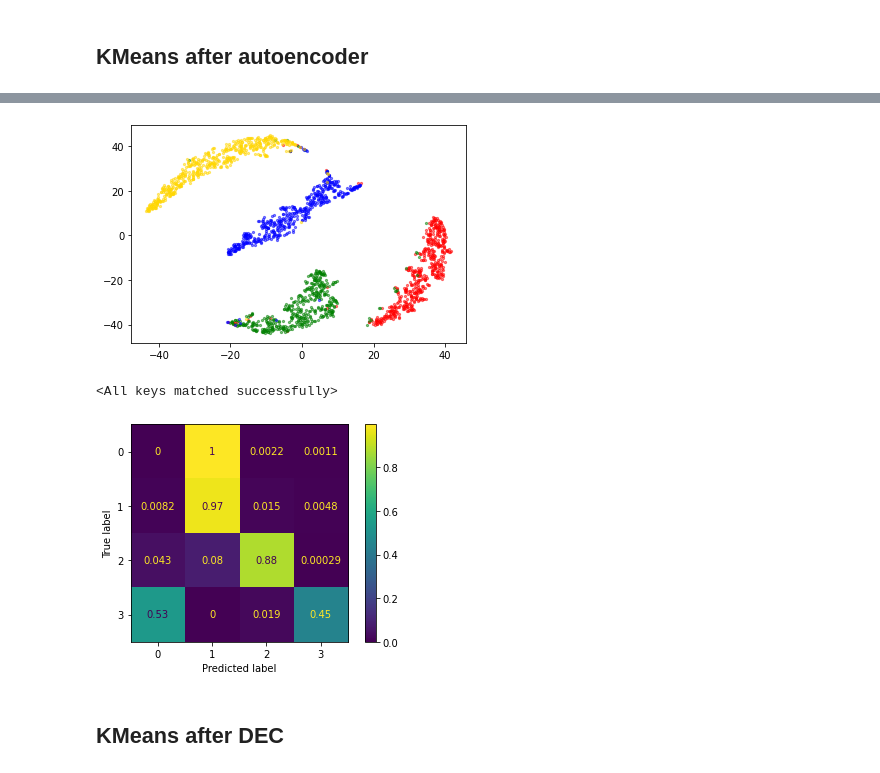
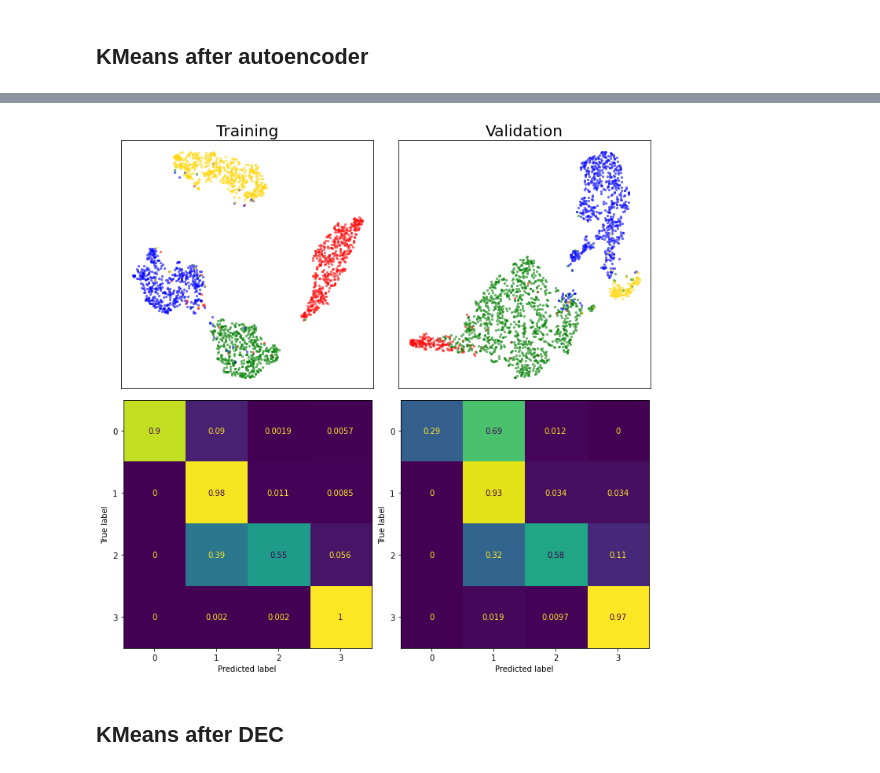
Before and after one commit to timodw/time_series_preprocessing, a Jupyter notebook: preprocessing.ipynb, the cells around one changed output, grey strips where cells are left out. Saved outputs shown, nothing was run; the diff lists cells and outputs as text; code cells hidden in the pictures.

```diff
--- a/preprocessing.ipynb
+++ b/preprocessing.ipynb
@@ -302,7 +372,7 @@ sg_window_size = 25
 sg_degree = 2
 shift_mass = False
 balancing = True
-add_noise = True
+add_noise = False
 noise_std = .01
 # %%
 # Get list of the amount of activities per horse
@@ -884,43 +956,13 @@ Validation time: 0.32s; Validation loss: 0.00095;
 # %%
-X_torch = torch.from_numpy(X_train[:2000])
-X_enc = TSNE(perplexity=50, random_state=45).fit_transform(dense_encoder((X_torch + .0 * torch.randn_like(X_torch))\
-                                                                         .to(device).to(torch.float32)).detach().cpu().numpy())
-
-colors = ['r', 'g', 'b', 'gold']
-for label in range(4):
-    plt.scatter(X_enc[y_train[:2000] == label, 0], X_enc[y_train[:2000] == label, 1], color=colors[label], s=5, alpha=.5)
-plt.show()
+plot_results(X_train, y_train, X_val, y_val, encoder=dense_encoder, clustering_method='gmm', device=device)
 # %% [output]
-[figure, old version]
+[figure, new version]
 # %%
 model_folder = Path('models/equine')
 model_folder.mkdir(exist_ok=True, parents=True)
 
 torch.save(dense_encoder.state_dict(), model_folder / 'encoder')
 torch.save(dense_decoder.state_dict(), model_folder / 'decoder')
-# %%
-model_folder = Path('models/equine')
-
-dense_encoder = DenseEncoder(100, 10, layer_sizes=[500, 500])
-dense_decoder = DenseDecoder(10, 100, layer_sizes=[500, 500])
-
-dense_encoder.load_state_dict(torch.load(model_folder / 'encoder'))
-dense_decoder.load_state_dict(torch.load(model_folder / 'decoder'))
-# %% [output]
-<All keys matched successfully>
-# %%
-z_train = dense_encoder(torch.from_numpy(X_train).to(torch.float32)).detach().numpy()
-z_val = dense_encoder(torch.from_numpy(X_val).to(torch.float32)).detach().numpy()
-
-train_acc, val_acc, train_conf_mat, val_conf_mat = evaluation(z_train, y_train, z_val, y_val, len(movements_of_interest), method='kmeans')
-
-val_conf_mat = val_conf_mat / np.expand_dims(val_conf_mat.sum(axis=1), axis=1)
-
-cm_plot = ConfusionMatrixDisplay(val_conf_mat)
-cm_plot.plot()
-plt.show()
-# %% [output]
-[figure, removed]
 # %% [markdown]
 ## KMeans after DEC
 # %%
```
Also changed, not shown: parts of 12 cells of this notebook.
